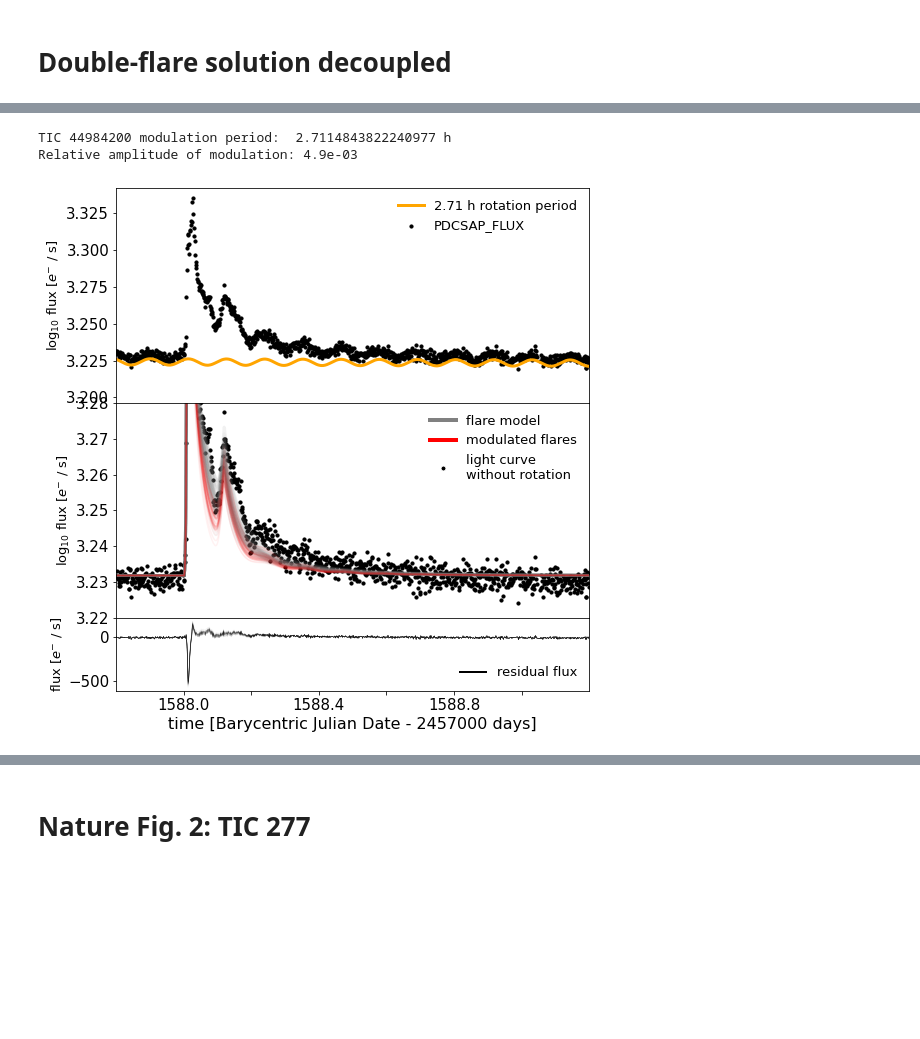
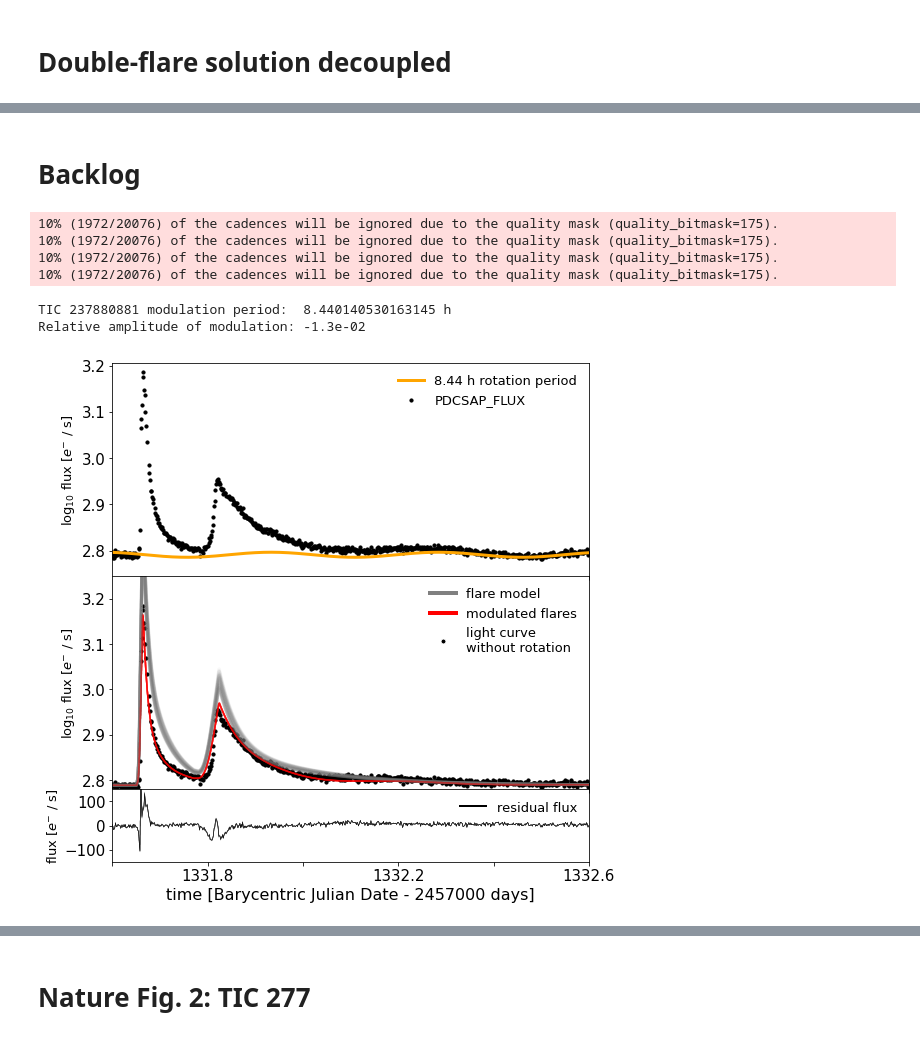
Before and after one commit to ekaterinailin/MalachiteMountains, a Jupyter notebook: analysis/notebooks/NB44_Plot_model_with_residuals_and_rotation.ipynb, the cells around one changed output, grey strips where cells are left out. Saved outputs shown, nothing was run; the diff lists cells and outputs as text; code cells hidden in the pictures; blank space fills up the shorter version.

Commit message:
finished all figures and tables

```diff
--- a/analysis/notebooks/NB44_Plot_model_with_residuals_and_rotation.ipynb
+++ b/analysis/notebooks/NB44_Plot_model_with_residuals_and_rotation.ipynb
@@ -223,5 +448,13 @@ target.Prot_d*24.
+# %% [markdown]
+# Backlog
+# %%
+
+
+datasets = [ (237880881, "03_10_2020_11_29"),
+   # (44984200,  "04_08_2020_13_40"),
+            ]
 # %%
-for ID, tstamp in datasets[2:]:
+for ID, tstamp in datasets:
 
     lc = pd.read_csv(f"{CWD}/data/lcs/{tstamp}_{ID}.csv")
      # Plot the results
@@ -245,7 +478,7 @@ for ID, tstamp in datasets[2:]:
     props = pd.read_csv(f"{CWD}/data/summary/lcsi.csv")
     target = props[props.ID == int(ID)].iloc[0]
     # Pick up the input parameters
-    inits = pd.read_csv(f"{CWD}/data/summary/inits_decoupled.csv")#_decoupled
+    inits = pd.read_csv(f"{CWD}/data/summary/inits.csv")#_decoupled
     #--------------------------------------------------------------
     dfa = pd.read_csv(f"{CWD}/analysis/results/mcmc/{tstamp}_{ID}a_converted_mcmc_sample.csv")#[1000:].reset_index()
     dfb = pd.read_csv(f"{CWD}/analysis/results/mcmc/{tstamp}_{ID}b_converted_mcmc_sample.csv")#[1000:].reset_index()
@@ -259,7 +492,7 @@ for ID, tstamp in datasets[2:]:
         median = inits_['median']
         flare = np.full(len(phi), median,)
         fullmodel = np.full(len(phi), median)
-        for suffix in [ "a","b"]:
+        for suffix in ["a", "b"]:
             # Get data
             df = ddic[suffix]
 
@@ -275,18 +508,14 @@ for ID, tstamp in datasets[2:]:
 
             a = sample.a
             phi_a = (sample.t0_d -lc.t[0]) / target.Prot_d * 2 * np.pi
-#             print(sample.latitude_deg, sample.i_deg)
             theta_a = sample.latitude_deg / 180 * np.pi
-            fwhm1 = sample.fwhm1_d / target.Prot_d * 2 * np.pi
-            fwhm2 = sample.fwhm2_d / target.Prot_d * 2 * np.pi
+            fwhm = sample.fwhm_d / target.Prot_d * 2 * np.pi
             i = sample.i_deg / 180 * np.pi
             if suffix=="a":
                 phi0 = phi_a%(2.*np.pi) - (sample.phase_deg  / 180 * np.pi)
+            flare = aflare(phi, phi_a, fwhm, a*median)+ flare
 
-#                 phi0 = 6.
-            flare = aflare_decoupled(phi, phi_a, (fwhm1, fwhm2), a*median)+ flare
-
-            fullmodel = full_model(phi_a, theta_a, a, fwhm1,fwhm2, i, phi0=phi0,
+            fullmodel = full_model_coupled(phi_a, theta_a, a, fwhm, i, phi0=phi0,
                                    phi=phi, num_pts=50, qlum=qlum,
                                    Fth=Fth, R=R, median=median) + fullmodel
 
@@ -294,10 +523,8 @@ for ID, tstamp in datasets[2:]:
         ax.plot(time, np.log10(fullmodel-2*median) , c="r", alpha=0.05)
         ax2.plot(time, flux-fullmodel+2*median, c="k", alpha=.05, linewidth=.5)
 
-
-#     ax2.set_ylim(-150,150)
-    ax.set_ylim(3.22, 3.28)
-
+    ax2.set_ylim(-150,150)
+    ax.set_ylim(2.78, 3.25)
     # Fetch light curve
     flck = fetch_lightcurve(target)
 
@@ -334,37 +561,41 @@ for ID, tstamp in datasets[2:]:
 
 
     ax.legend(handles=legend_elements, fontsize=13, frameon=False)
     ax2.legend(handles=legend_elements2, fontsize=13, frameon=False)
     ax2.set_xlabel(f"time [Barycentric Julian Date - {target.BJDoff} days]",fontsize=16)
 
     for label in ax2.xaxis.get_ticklabels()[::2]:
         label.set_visible(False)
 
     for label in ax.xaxis.get_ticklabels():
         label.set_visible(False)
 
     for label in ax3.xaxis.get_ticklabels():
         label.set_visible(False)
 
     ax.set_ylabel(r"$\log_{10}$ flux [$e^{-}$ / s]",fontsize=13);
     ax3.set_ylabel(r"$\log_{10}$ flux [$e^{-}$ / s]",fontsize=13);
 
     ax2.set_ylabel(r"flux [$e^{-}$ / s]",fontsize=13);
     plt.tight_layout()
     plt.ylim(None, None)
     x = np.linspace(lc.t.min(), lc.t.max(), 10)
     yd = np.full_like(x, ax3.get_ylim()[0])
     yu = np.full_like(x, ax3.get_ylim()[1])
     #ax.fill_between(x,yd,yu,facecolor="orange",alpha=.26)
     #ax3.fill_between(x,yd,yu,facecolor="orange",alpha=.13)
     for axis in [ax, ax2, ax3]:
         axis.set_xlim(lc.t.min(), lc.t.max())
-
+        axis.set_xlim(1331.6, 1332.6)
 #         axis.set_xlim(1587.9,1588.6)
-    plt.savefig(f"{CWD}/analysis/plots/flarefit/"
-                f"{tstamp}_{target.prefix}{target.ID}ab_decoupled_f.png",
-                dpi=300)
+#     plt.savefig(f"{CWD}/analysis/plots/flarefit/"
+#                 f"{tstamp}_{target.prefix}{target.ID}ab_davenport_f.png",
+#                 dpi=300)
 # %% [output]
-TIC 44984200 modulation period:  2.7114843822240977 h
-Relative amplitude of modulation: 4.9e-03
+10% (1972/20076) of the cadences will be ignored due to the quality mask (quality_bitmask=175).
+10% (1972/20076) of the cadences will be ignored due to the quality mask (quality_bitmask=175).
+10% (1972/20076) of the cadences will be ignored due to the quality mask (quality_bitmask=175).
+10% (1972/20076) of the cadences will be ignored due to the quality mask (quality_bitmask=175).
+TIC 237880881 modulation period:  8.440140530163145 h
+Relative amplitude of modulation: -1.3e-02
-[figure, old version]
+[figure, new version]
```
Also changed, not shown: parts of 15 cells of this notebook, 11 other files.
